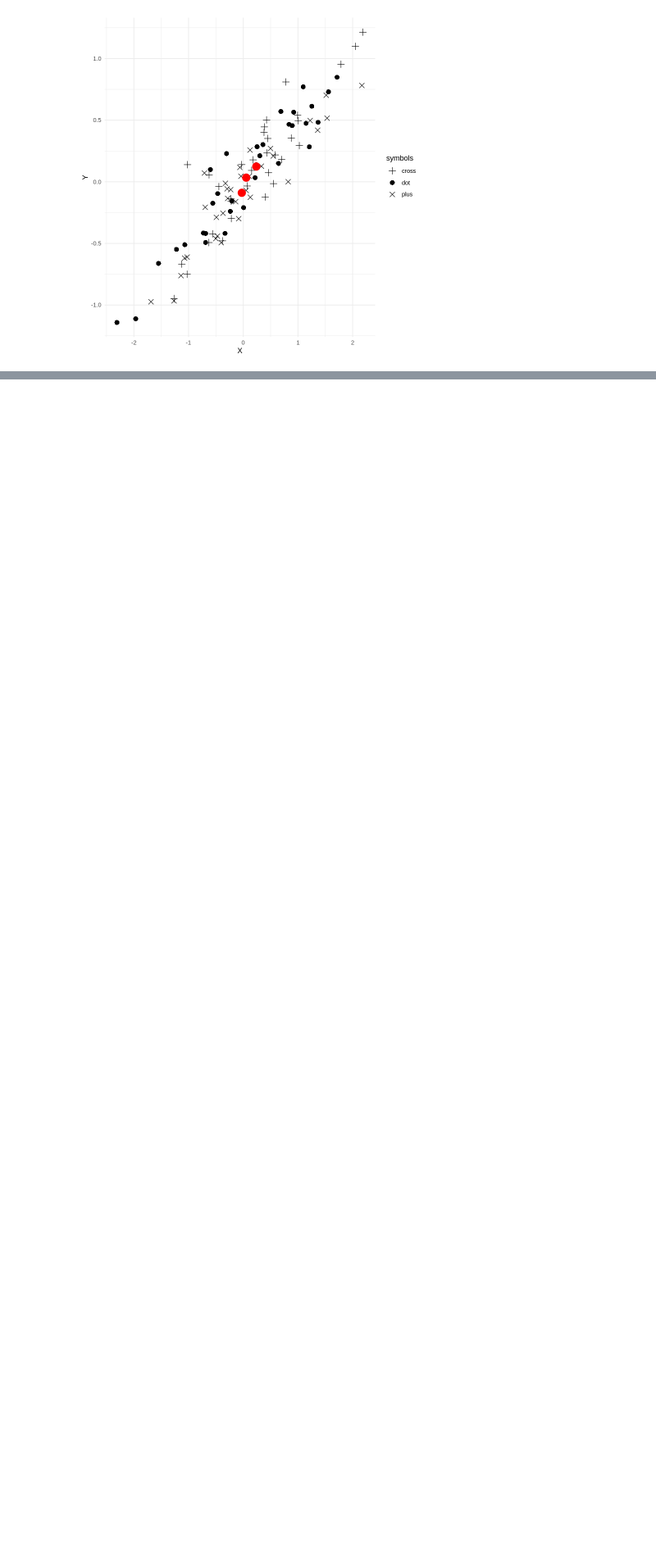
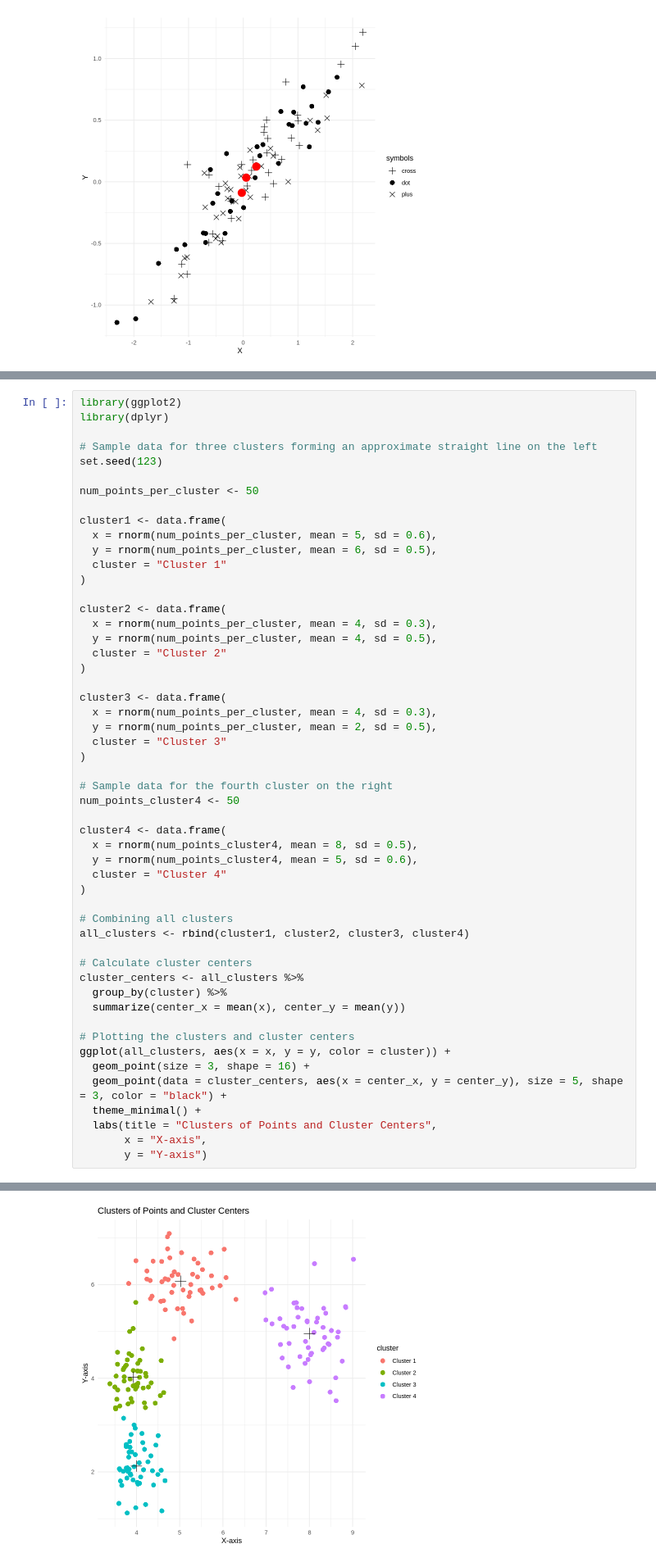
Before and after one commit to joel-quek/NUS, a Jupyter notebook: GEA1000 BL 2.0/BL2_0_Chapter_3_Plots.ipynb, the cells around one changed output, grey strips where cells are left out. Shown at 82% size. Cells and saved outputs as stored; diff of their text form; blank space fills up the shorter version.

```diff
--- a/GEA1000 BL 2.0/BL2_0_Chapter_3_Plots.ipynb
+++ b/GEA1000 BL 2.0/BL2_0_Chapter_3_Plots.ipynb
@@ -1325,0 +1469,53 @@ ggplot(data, aes(x = x, y = y, shape = symbols)) +
+# %%
+library(ggplot2)
+library(dplyr)
+
+# Sample data for three clusters forming an approximate straight line on the left
+set.seed(123)
+
+num_points_per_cluster <- 50
+
+cluster1 <- data.frame(
+  x = rnorm(num_points_per_cluster, mean = 5, sd = 0.6),
+  y = rnorm(num_points_per_cluster, mean = 6, sd = 0.5),
+  cluster = "Cluster 1"
+)
+
+cluster2 <- data.frame(
+  x = rnorm(num_points_per_cluster, mean = 4, sd = 0.3),
+  y = rnorm(num_points_per_cluster, mean = 4, sd = 0.5),
+  cluster = "Cluster 2"
+)
+
+cluster3 <- data.frame(
+  x = rnorm(num_points_per_cluster, mean = 4, sd = 0.3),
+  y = rnorm(num_points_per_cluster, mean = 2, sd = 0.5),
+  cluster = "Cluster 3"
+)
+
+# Sample data for the fourth cluster on the right
+num_points_cluster4 <- 50
+
+cluster4 <- data.frame(
+  x = rnorm(num_points_cluster4, mean = 8, sd = 0.5),
+  y = rnorm(num_points_cluster4, mean = 5, sd = 0.6),
+  cluster = "Cluster 4"
+)
+
+# Combining all clusters
+all_clusters <- rbind(cluster1, cluster2, cluster3, cluster4)
+
+# Calculate cluster centers
+cluster_centers <- all_clusters %>%
+  group_by(cluster) %>%
+  summarize(center_x = mean(x), center_y = mean(y))
+
+# Plotting the clusters and cluster centers
+ggplot(all_clusters, aes(x = x, y = y, color = cluster)) +
+  geom_point(size = 3, shape = 16) +
+  geom_point(data = cluster_centers, aes(x = center_x, y = center_y), size = 5, shape = 3, color = "black") +
+  theme_minimal() +
+  labs(title = "Clusters of Points and Cluster Centers",
+       x = "X-axis",
+       y = "Y-axis")
+# %% [output]
@@ -1325,0 +1533 @@ ggplot(data, aes(x = x, y = y, shape = symbols)) +
+[figure, added]
```
Also changed, not shown: parts of 13 cells of this notebook, 1 other file.
